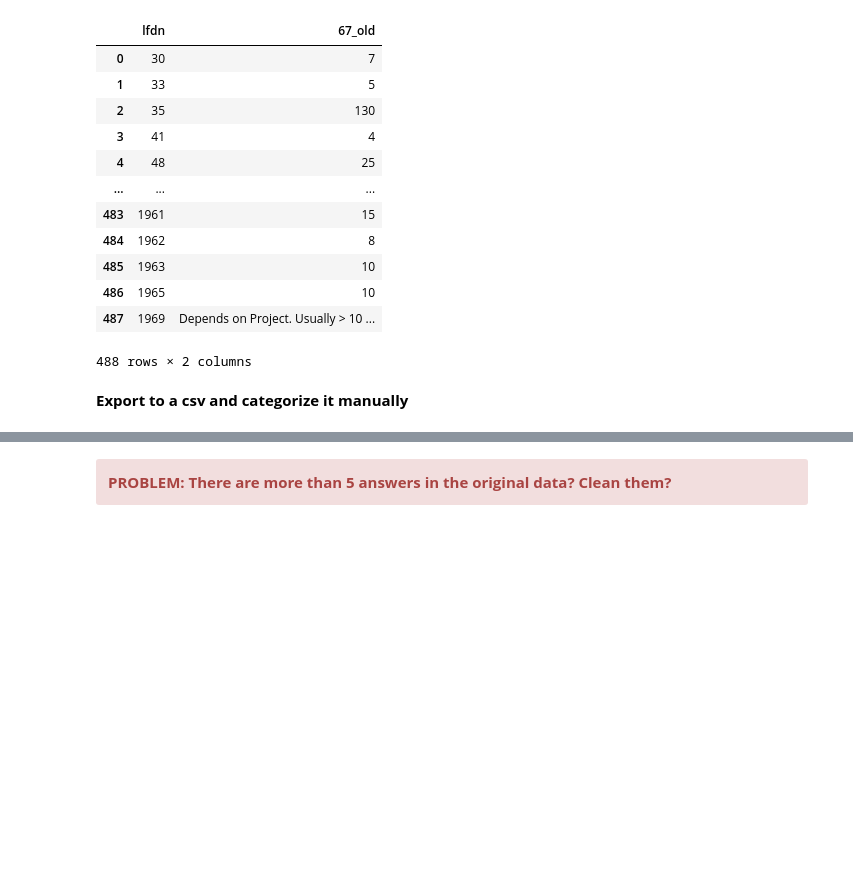
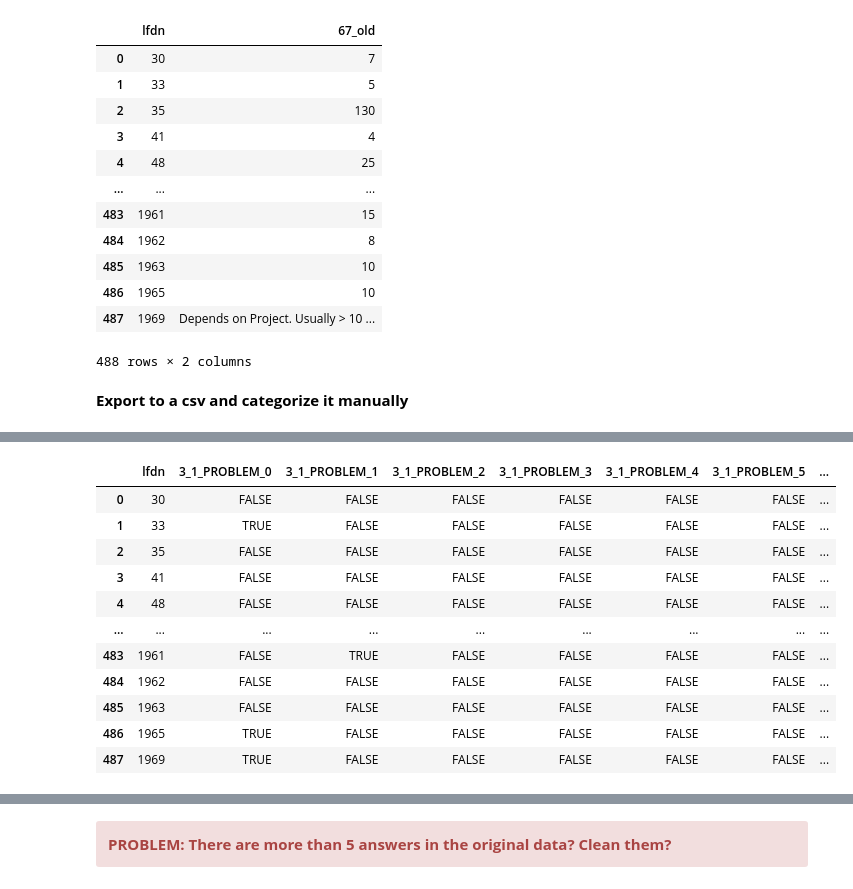
Before and after one commit to NaPiRE/QuickCheckRE, a Jupyter notebook: Data Transformation/DataTransformation.ipynb, the cells around one changed output, grey strips where cells are left out. Drawn from its saved outputs; the diff is of its cells as text; code cells hidden in the pictures; blank space fills up the shorter version.

```diff
--- a/Data Transformation/DataTransformation.ipynb
+++ b/Data Transformation/DataTransformation.ipynb
@@ -1171,0 +762,7 @@ ID90
+# %%
+N6converted = convertNapireToCce(questions, N6, 5)
+questionColumn = createQuestionColumns(N6ID+'_', len(N6converted[0]))
+# Create question contet with TRUE and FALSE values
+N6result = createQuestionDF(questionColumn, N6converted)
+resultList.append(N6result)
+N6result
@@ -1171,0 +1120,8 @@ ID90
+# %%
+N20 = df.loc[:, ['lfdn', 'v_106', 'v_107', 'v_108', 'v_109', 'v_110', 'v_111']]
+N20 = N20.rename(columns={'v_106': N20ID+'_0', 'v_107': N20ID+'_1', 'v_108': N20ID+'_2',
+                          'v_109': N20ID+'_2', 'v_110': N20ID+'_3', 'v_111': N20ID+'_4'})
+N20 = N20.replace('not quoted', 'FALSE').replace(
+    'quoted', 'TRUE').replace('NotShown', np.nan).dropna()
+resultList.append(N20)
+N20
@@ -1171,0 +1211,67 @@ ID90
+# %%
+N23 = df.loc[:, ['lfdn', 'v_246', 'v_248', 'v_250', 'v_252', 'v_254']]
+# Replace not given answers
+N23 = N23.replace('Please make a selection', np.nan)
+problemKeys = []
+# Construct answer.csv format columns ([questionId]_[rank]_[PROBLEM]_[answerIndex])
+for rank in rankRange:
+    for answerIndex in problemAnswerRange:
+        problemKeys.append(N23ID+'_'+str(rank)+'_PROBLEM_'+str(answerIndex))
+
+for problemKey in problemKeys:
+    newColumn = pd.DataFrame(data={problemKey: ['FALSE']*N23.shape[0]})
+    N23 = pd.concat((N23, newColumn), axis=1)
+
+keyValue = {
+    N23ID+"_0": "Communication flaws between the project and the customer",
+    N23ID+"_1": "Communication flaws within the project team",
+    N23ID+"_2": "Discrepancy between high degree of innovation and need for formal acceptance of (potentially wrong / incomplete / unknown) requirements",
+    N23ID+"_3": "Gold plating (implementation of features without corresponding requirements)",
+    N23ID+"_4": "Incomplete or hidden requirements",
+    N23ID+"_5": "Inconsistent requirements",
+    N23ID+"_6": "Insufficient support by customer",
+    N23ID+"_7": "Insufficient support by project lead",
+    N23ID+"_8": "Missing traceability",
+    N23ID+"_9": "Moving targets (changing goals, business processes and / or requirements)",
+    N23ID+"_10": "Stakeholders with difficulties in separating requirements from previously known solution designs",
+    N23ID+"_11": "Technically unfeasible requirements",
+    N23ID+"_12": "Terminological problems",
+    N23ID+"_13": "Time boxing / Not enough time in general",
+    N23ID+"_14": "Unclear / unmeasurable non-functional requirements",
+    N23ID+"_15": "Underspecified requirements that are too abstract and allow for various interpretations",
+    N23ID+"_16": "Volatile customer's business domain regarding, e.g., changing points of contact, business processes or requirements",
+    N23ID+"_17": "Weak access to customer needs and / or (internal) business information",
+    N23ID+"_18": "Weak knowledge about customer's application domain",
+    N23ID+"_19": "Weak relationship between customer and project lead"
+}
+
+# Create a reverse keyValue store
+valueKey = keyValue.fromkeys(keyValue.values())
+for i, e in enumerate(keyValue):
+    valueKey[keyValue[e]] = e
+
+# Fill all values from orginal data to new data
+for rowIndex, row in N23.iterrows():
+    for rank in rankRange:
+        if N23.iloc[rowIndex, rank] in keyValue.values():
+            splittedKey = valueKey[N23.iloc[rowIndex, rank]].split('_')
+            collumnName = splittedKey[0]+'_' + \
+                str(rank)+'_PROBLEM_'+splittedKey[1]
+            N23.loc[rowIndex, collumnName] = 'TRUE'
+
+N23result = pd.concat([N23['lfdn'], N23.iloc[:, 6:]], axis=1)
+resultList.append(N23result)
+N23result
+# %% [output]
+|  | lfdn | 3_1_PROBLEM_0 | 3_1_PROBLEM_1 | 3_1_PROBLEM_2 | 3_1_PROBLEM_3 | 3_1_PROBLEM_4 | 3_1_PROBLEM_5 | ... |
+| 0 | 30 | FALSE | FALSE | FALSE | FALSE | FALSE | FALSE | ... |
+| 1 | 33 | TRUE | FALSE | FALSE | FALSE | FALSE | FALSE | ... |
+| 2 | 35 | FALSE | FALSE | FALSE | FALSE | FALSE | FALSE | ... |
+| 3 | 41 | FALSE | FALSE | FALSE | FALSE | FALSE | FALSE | ... |
+| 4 | 48 | FALSE | FALSE | FALSE | FALSE | FALSE | FALSE | ... |
+| ... | ... | ... | ... | ... | ... | ... | ... | ... |
+| 483 | 1961 | FALSE | TRUE | FALSE | FALSE | FALSE | FALSE | ... |
+| 484 | 1962 | FALSE | FALSE | FALSE | FALSE | FALSE | FALSE | ... |
+| 485 | 1963 | FALSE | FALSE | FALSE | FALSE | FALSE | FALSE | ... |
+| 486 | 1965 | TRUE | FALSE | FALSE | FALSE | FALSE | FALSE | ... |
+| 487 | 1969 | TRUE | FALSE | FALSE | FALSE | FALSE | FALSE | ... |
```
Also changed, not shown: parts of 109 cells of this notebook.
